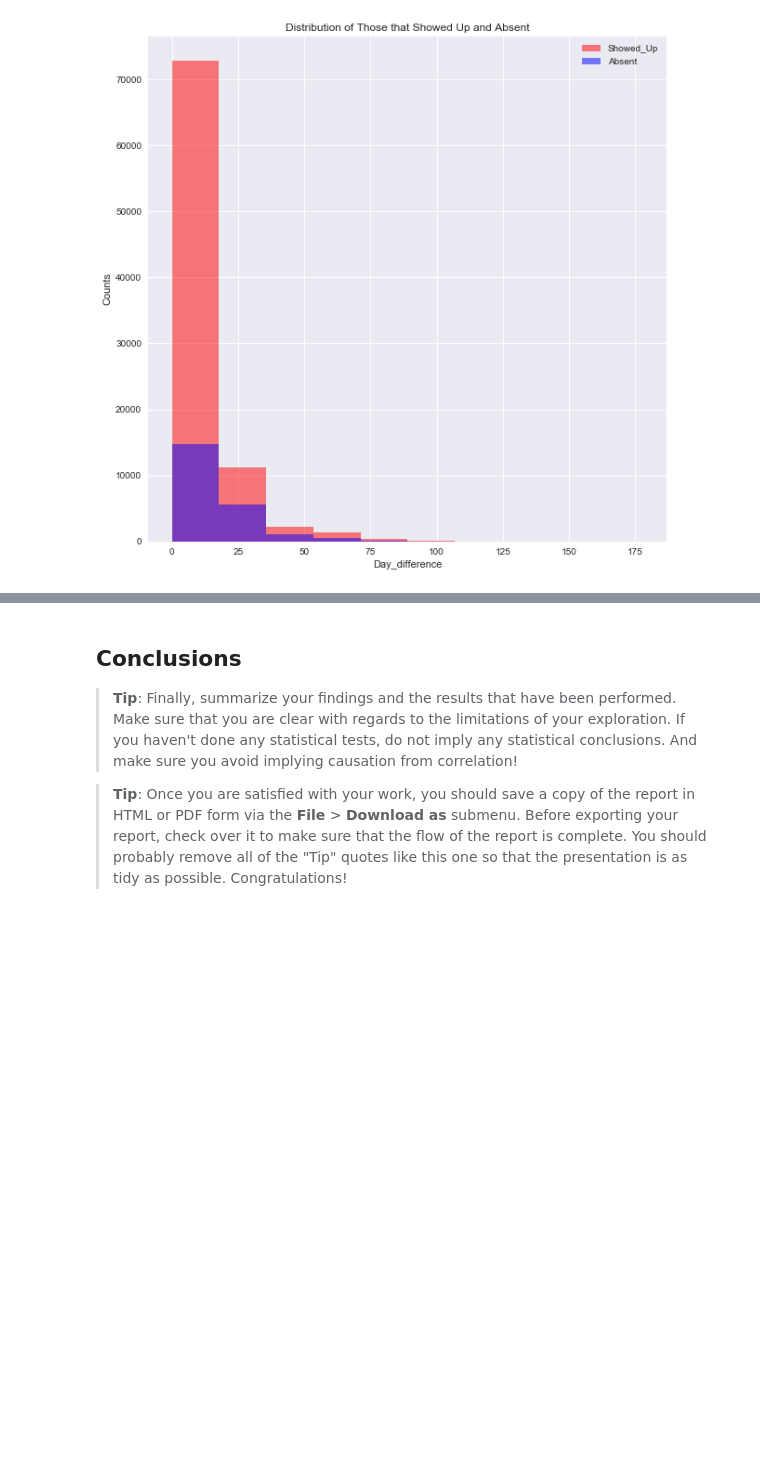
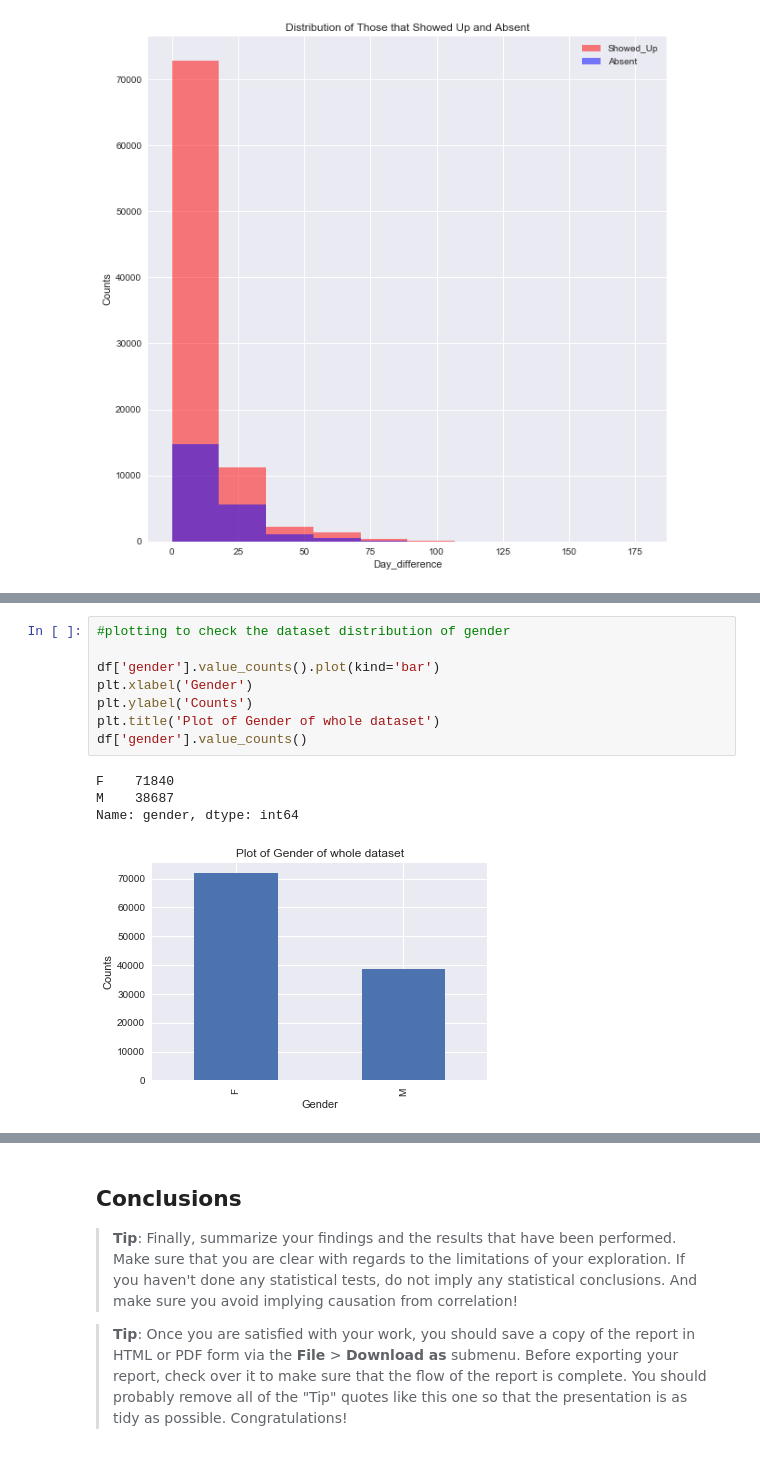
Before and after one commit to chichi012/Udacity-Project-2, a Jupyter notebook: Project2.ipynb, the cells around one changed output, grey strips where cells are left out. Drawn from its saved outputs; the diff is of its cells as text; blank space fills up the shorter version.

```diff
--- a/Project2.ipynb
+++ b/Project2.ipynb
@@ -640,0 +558,13 @@ Name: Age, Length: 110527, dtype: int64
+# %%
+#plotting to check the dataset distribution of gender
+
+df['gender'].value_counts().plot(kind='bar')
+plt.xlabel('Gender')
+plt.ylabel('Counts')
+plt.title('Plot of Gender of whole dataset')
+df['gender'].value_counts()
+# %% [output]
+F    71840
+M    38687
+Name: gender, dtype: int64
+[figure, added]
```
Also changed, not shown: parts of 50 cells of this notebook.
